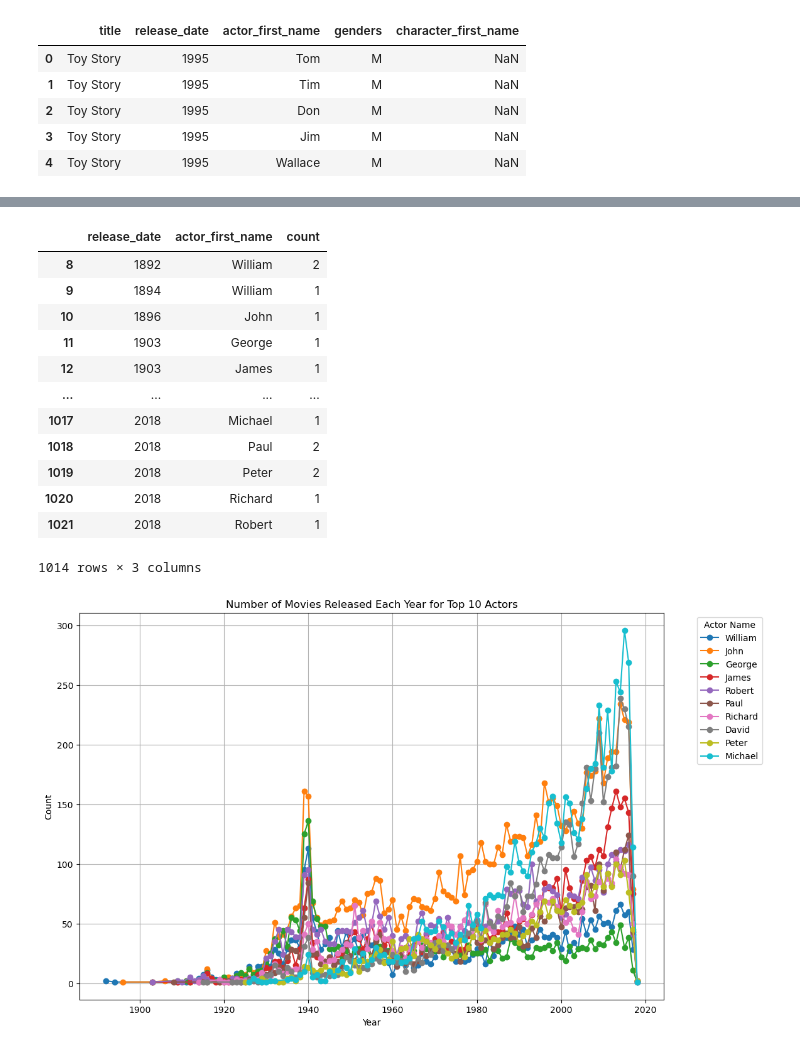
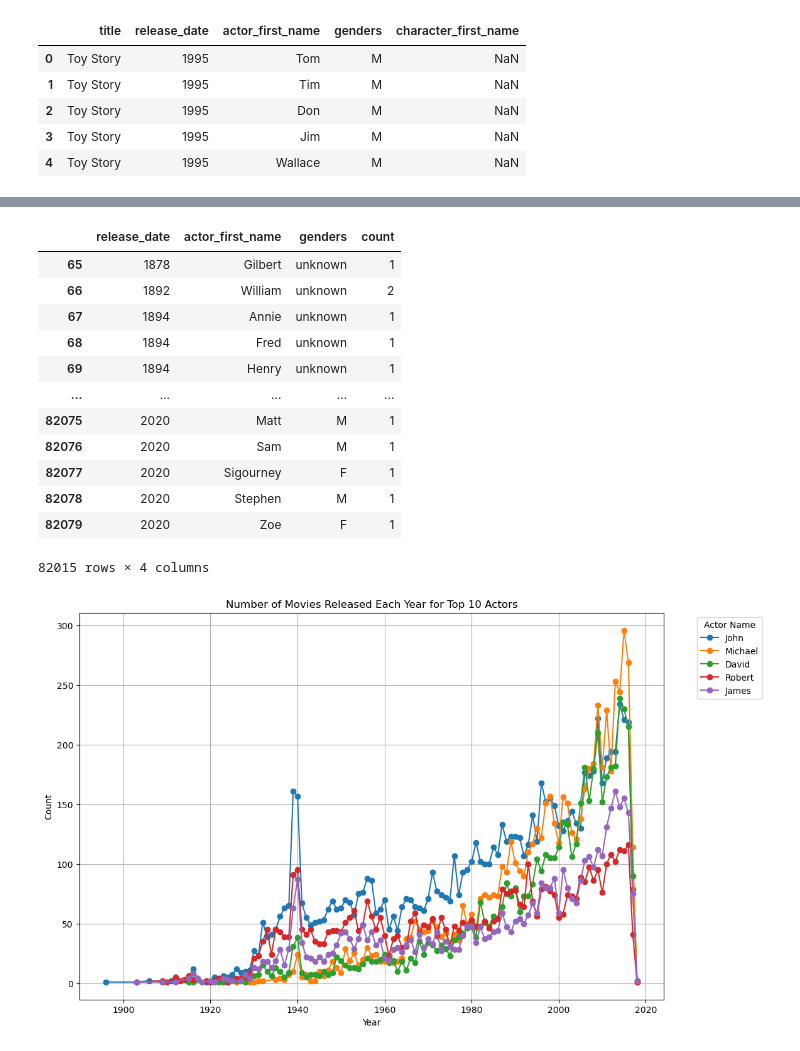
Before and after one commit to paulsch1/capstone, a Jupyter notebook: cap12a_movie_name_trends.ipynb, the cells around one changed output, grey strips where cells are left out. Saved outputs shown, nothing was run; the diff lists cells and outputs as text; code cells hidden in the pictures.

```diff
--- a/cap12a_movie_name_trends.ipynb
+++ b/cap12a_movie_name_trends.ipynb
@@ -60,0 +39,14 @@ top_500_actors_df
+# %%
+# Create dataframe with actor information dropping Nan values
+actors_df = movies_df[['release_date','actor_first_name','genders']].dropna(subset=['actor_first_name'])
+
+# Get the top 500 actor_first_names
+top_1000_actors = actors_df['actor_first_name'].value_counts().nlargest(1000).index
+
+# Filter to include only rows where actor_first_name is in the top 500
+top_1000_actors_df = movies_df[movies_df['actor_first_name'].isin(top_1000_actors)]
+
+#Filter to show rows of interest
+top_1000_actors_df = top_1000_actors_df[['release_date','actor_first_name','genders']]
+
+top_1000_actors_df
@@ -61,43 +96,39 @@ top_500_actors_df
 # %%
-# Get top 10 actor_first_names
-top_10_actors = movies_df['actor_first_name'].value_counts().nlargest(10).index
-
-# Filter to include only rows where actor_first_name is in the top 10
-top_10_actors_df = movies_df[movies_df['actor_first_name'].isin(top_10_actors)]
-
 # Group by 'release_date' and 'actor_first_name' and count the number of occurrences
-counts_per_year = top_10_actors_df.groupby(['release_date', 'actor_first_name']).size().reset_index(name='count')
+counts_per_year = top_1000_actors_df.groupby(['release_date', 'actor_first_name','genders']).size().reset_index(name='count')
 
 # Filter zero values
 counts_per_year_filtered = counts_per_year[counts_per_year['release_date'] != 0]
 
-
 counts_per_year_filtered
 # %% [output]
-|  | release_date | actor_first_name | count |
-| 8 | 1892 | William | 2 |
-| 9 | 1894 | William | 1 |
-| 10 | 1896 | John | 1 |
-| 11 | 1903 | George | 1 |
-| 12 | 1903 | James | 1 |
-| ... | ... | ... | ... |
-| 1017 | 2018 | Michael | 1 |
-| 1018 | 2018 | Paul | 2 |
-| 1019 | 2018 | Peter | 2 |
-| 1020 | 2018 | Richard | 1 |
-| 1021 | 2018 | Robert | 1 |
+|  | release_date | actor_first_name | genders | count |
+| 65 | 1878 | Gilbert | unknown | 1 |
+| 66 | 1892 | William | unknown | 2 |
+| 67 | 1894 | Annie | unknown | 1 |
+| 68 | 1894 | Fred | unknown | 1 |
+| 69 | 1894 | Henry | unknown | 1 |
+| ... | ... | ... | ... | ... |
+| 82075 | 2020 | Matt | M | 1 |
+| 82076 | 2020 | Sam | M | 1 |
+| 82077 | 2020 | Sigourney | F | 1 |
+| 82078 | 2020 | Stephen | M | 1 |
+| 82079 | 2020 | Zoe | F | 1 |
-1014 rows × 3 columns
+82015 rows × 4 columns
 # %%
+# Get the top ten actor names based on their total counts
+top_ten_names = counts_per_year_filtered.groupby('actor_first_name')['count'].sum().nlargest(5).index
+
 plt.figure(figsize=(12, 8))
-for actor_name in counts_per_year_filtered['actor_first_name'].unique():
+for actor_name in top_ten_names:
     actor_data = counts_per_year_filtered[counts_per_year_filtered['actor_first_name'] == actor_name]
     plt.plot(actor_data['release_date'], actor_data['count'], marker='o', label=actor_name)
 
 plt.title('Number of Movies Released Each Year for Top 10 Actors')
 plt.xlabel('Year')
 plt.ylabel('Count')
 plt.legend(title='Actor Name', bbox_to_anchor=(1.05, 1), loc='upper left')
 plt.grid(True)
 plt.show()
 # %% [output]
-[figure, old version]
+[figure, new version]
```
Also changed, not shown: parts of 5 cells of this notebook.
